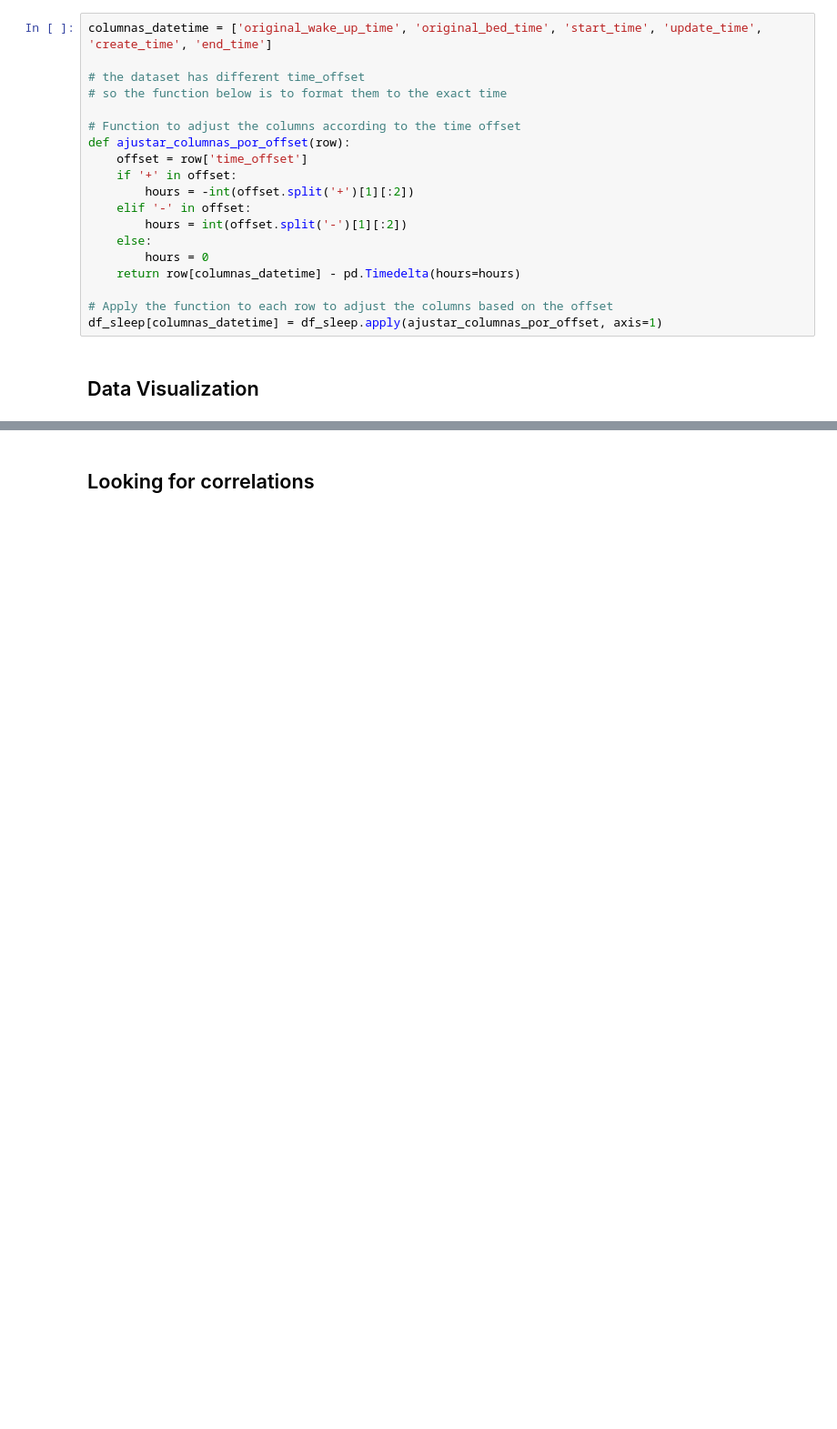
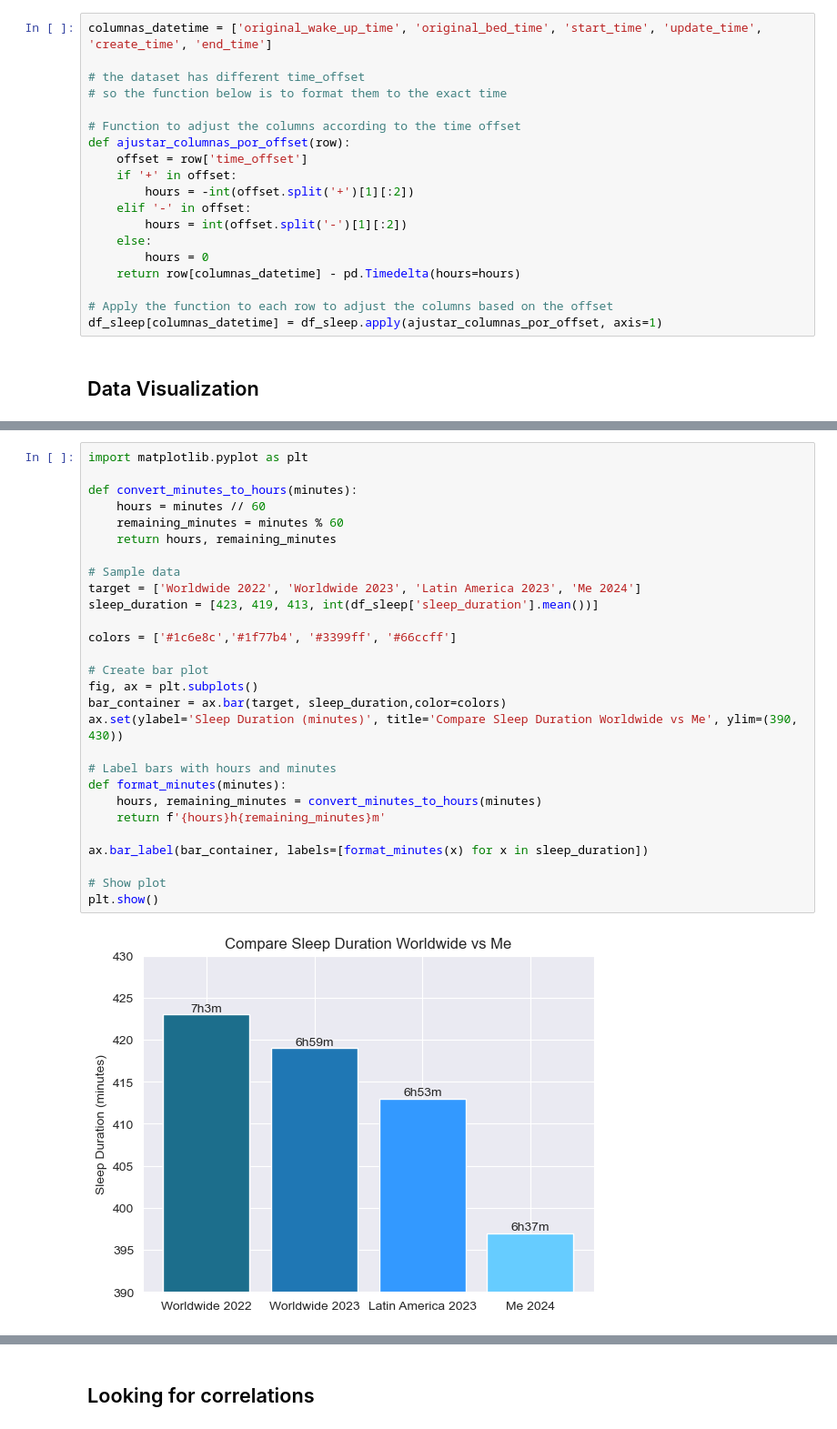
Before and after one commit to MatiasLoiseau/sleep-data-samsung-health, a Jupyter notebook: presentation_sleep_analysis.ipynb, the cells around one changed output, grey strips where cells are left out. Shown: that part at 91% size. Cells and saved outputs as stored; diff of their text form; blank space fills up the shorter version.

```diff
--- a/presentation_sleep_analysis.ipynb
+++ b/presentation_sleep_analysis.ipynb
@@ -95,0 +100,30 @@ plt.show()
+# %%
+import matplotlib.pyplot as plt
+
+def convert_minutes_to_hours(minutes):
+    hours = minutes // 60
+    remaining_minutes = minutes % 60
+    return hours, remaining_minutes
+
+# Sample data
+target = ['Worldwide 2022', 'Worldwide 2023', 'Latin America 2023', 'Me 2024']
+sleep_duration = [423, 419, 413, int(df_sleep['sleep_duration'].mean())]
+
+colors = ['#1c6e8c','#1f77b4', '#3399ff', '#66ccff']
+
+# Create bar plot
+fig, ax = plt.subplots()
+bar_container = ax.bar(target, sleep_duration,color=colors)
+ax.set(ylabel='Sleep Duration (minutes)', title='Compare Sleep Duration Worldwide vs Me', ylim=(390, 430))
+
+# Label bars with hours and minutes
+def format_minutes(minutes):
+    hours, remaining_minutes = convert_minutes_to_hours(minutes)
+    return f'{hours}h{remaining_minutes}m'
+
+ax.bar_label(bar_container, labels=[format_minutes(x) for x in sleep_duration])
+
+# Show plot
+plt.show()
+# %% [output]
+[figure, added]
```
Also changed, not shown: parts of 21 cells of this notebook, 5 other files.
